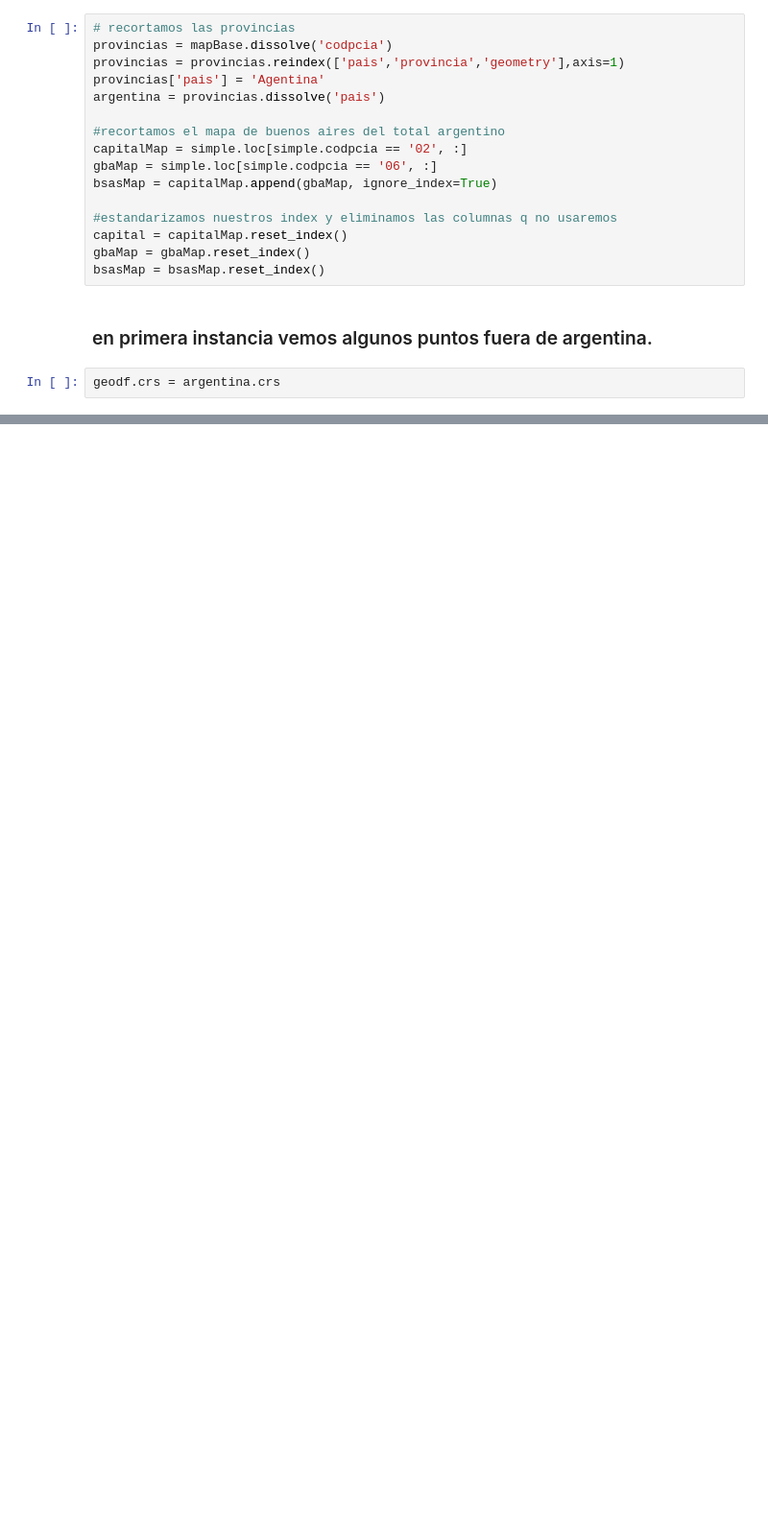
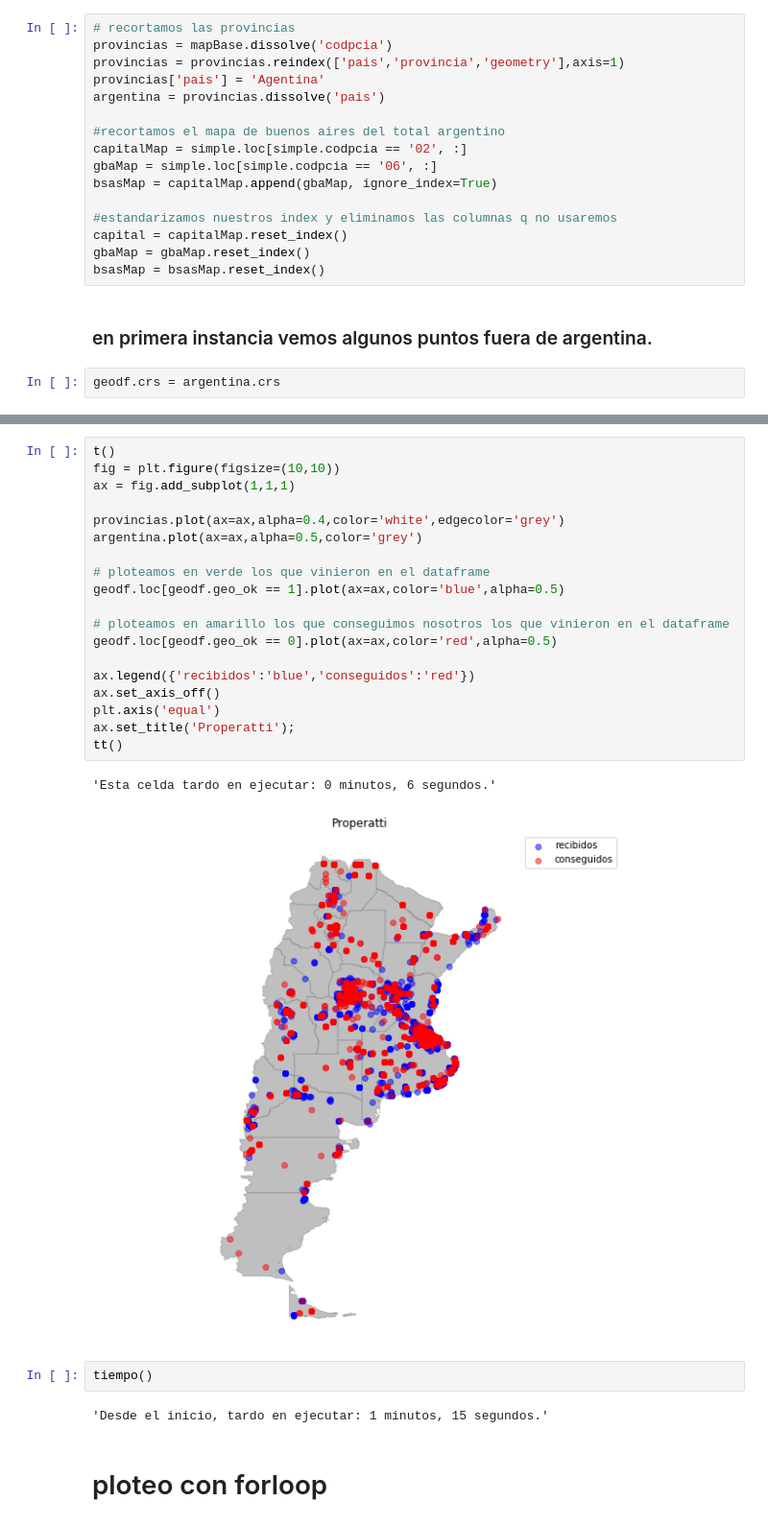
Before and after one commit to DaianaSussi/Desafio-1---DH, a Jupyter notebook: exploracion.ipynb, the cells around one changed output, grey strips where cells are left out. Shown: that part at 96% size. Cells and saved outputs as stored; diff of their text form; blank space fills up the shorter version.

```diff
--- a/exploracion.ipynb
+++ b/exploracion.ipynb
@@ -301,0 +498,28 @@ pd.get_dummies(df.property_type)
+# %%
+t()
+fig = plt.figure(figsize=(10,10))
+ax = fig.add_subplot(1,1,1)
+
+provincias.plot(ax=ax,alpha=0.4,color='white',edgecolor='grey')
+argentina.plot(ax=ax,alpha=0.5,color='grey')
+
+# ploteamos en verde los que vinieron en el dataframe
+geodf.loc[geodf.geo_ok == 1].plot(ax=ax,color='blue',alpha=0.5)
+
+# ploteamos en amarillo los que conseguimos nosotros los que vinieron en el dataframe
+geodf.loc[geodf.geo_ok == 0].plot(ax=ax,color='red',alpha=0.5)
+
+ax.legend({'recibidos':'blue','conseguidos':'red'})
+ax.set_axis_off()
+plt.axis('equal')
+ax.set_title('Properatti');
+tt()
+# %% [output]
+'Esta celda tardo en ejecutar: 0 minutos, 6 segundos.'
+[figure, added]
+# %%
+tiempo()
+# %% [output]
+'Desde el inicio, tardo en ejecutar: 1 minutos, 15 segundos.'
+# %% [markdown]
+# ploteo con forloop
```
Also changed, not shown: parts of 118 cells of this notebook.
